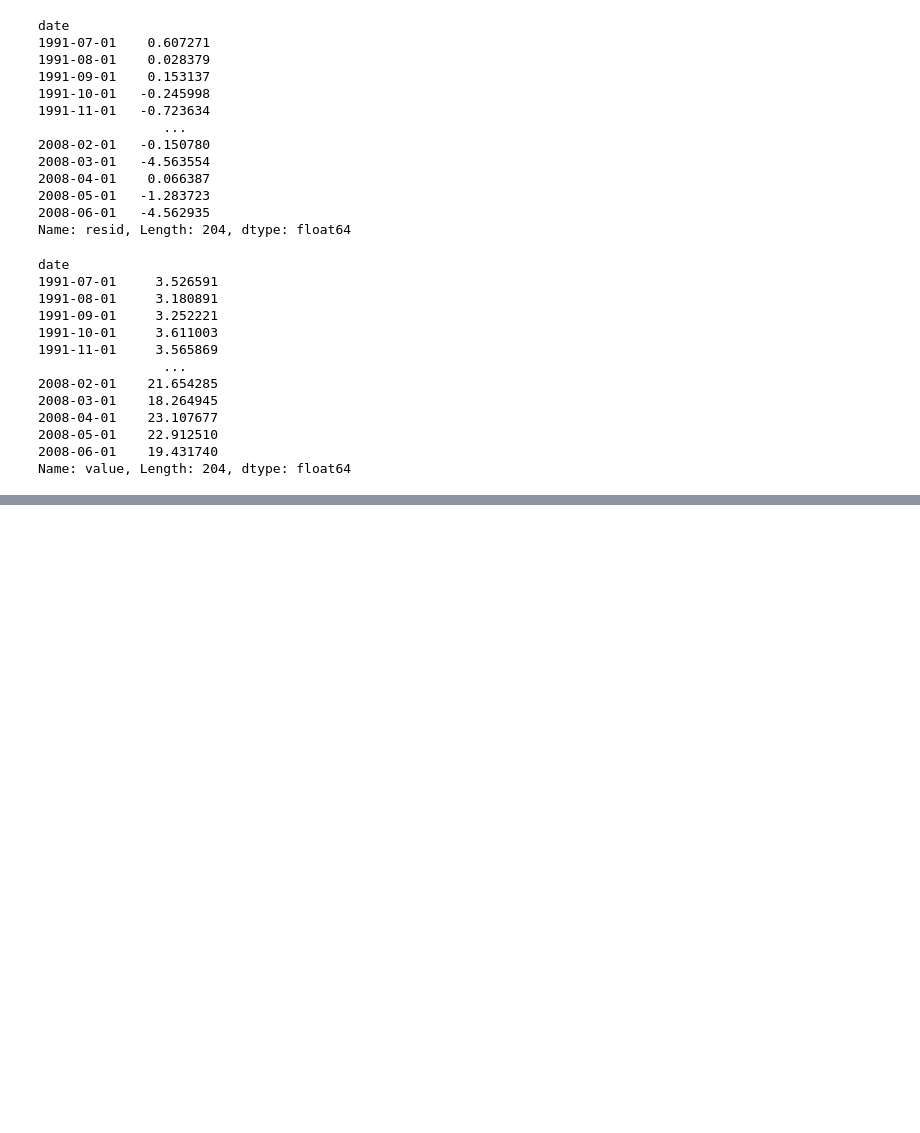
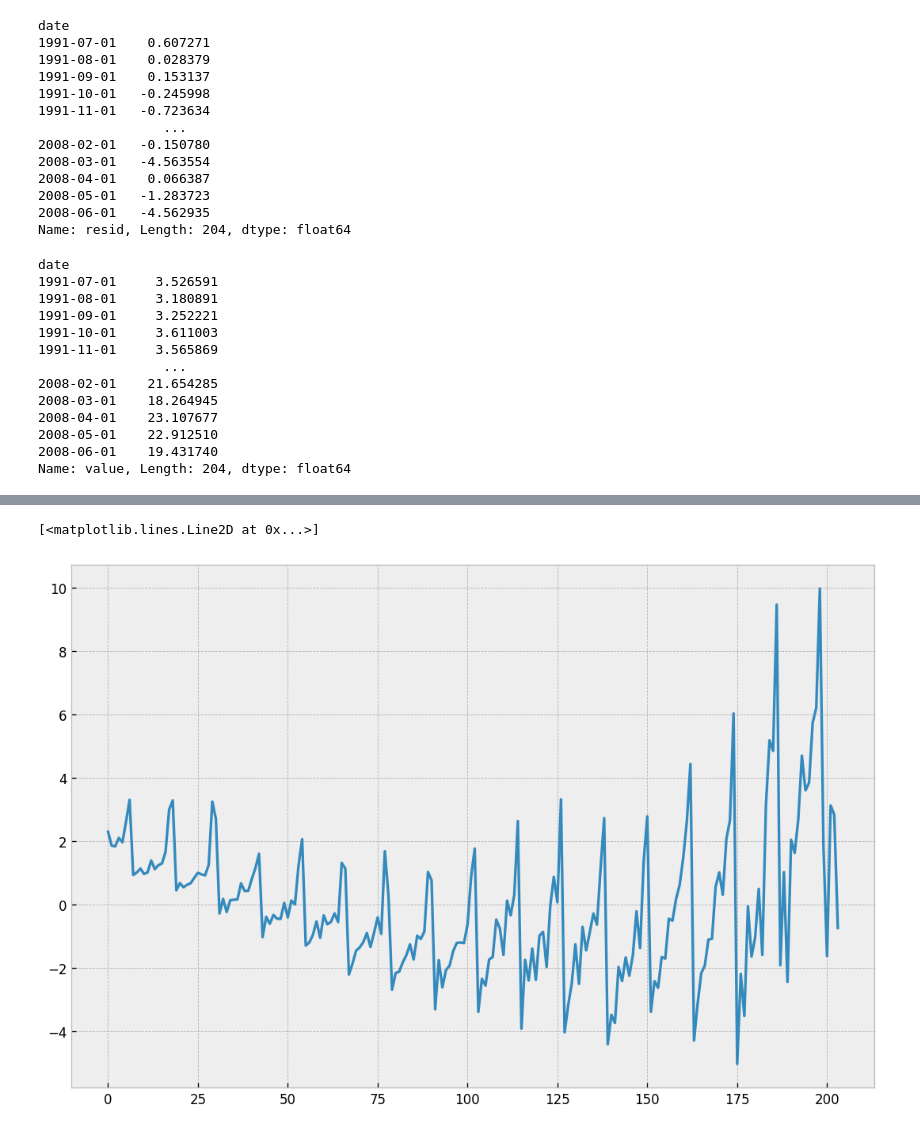
Before and after one commit to Addechander/Exploratory-Data-Analysis, a Jupyter notebook: Time Series Analysis Part 2/Data/visualization.ipynb, the cells around one changed output, grey strips where cells are left out. Cells and saved outputs as stored; diff of their text form; code cells hidden in the pictures; blank space fills up the shorter version.

Commit message:
Time Series Resources

```diff
--- a/Time Series Analysis Part 2/Data/visualization.ipynb
+++ b/Time Series Analysis Part 2/Data/visualization.ipynb
@@ -338,0 +610,11 @@ Text(0.5, 0.98, 'Additive Decompose')
+# %%
+#Detrending A Time Series
+# By subtracting the line of best fit
+from scipy import signal
+import pandas as pd
+df = pd.read_csv('a10.csv', parse_dates=['date'])
+detrended = signal.detrend(df.value.values)
+plt.plot(detrended)
+# %% [output]
+[<matplotlib.lines.Line2D at 0x...>]
+[figure, added]
```
Also changed, not shown: parts of 46 cells of this notebook, 4 other files.
